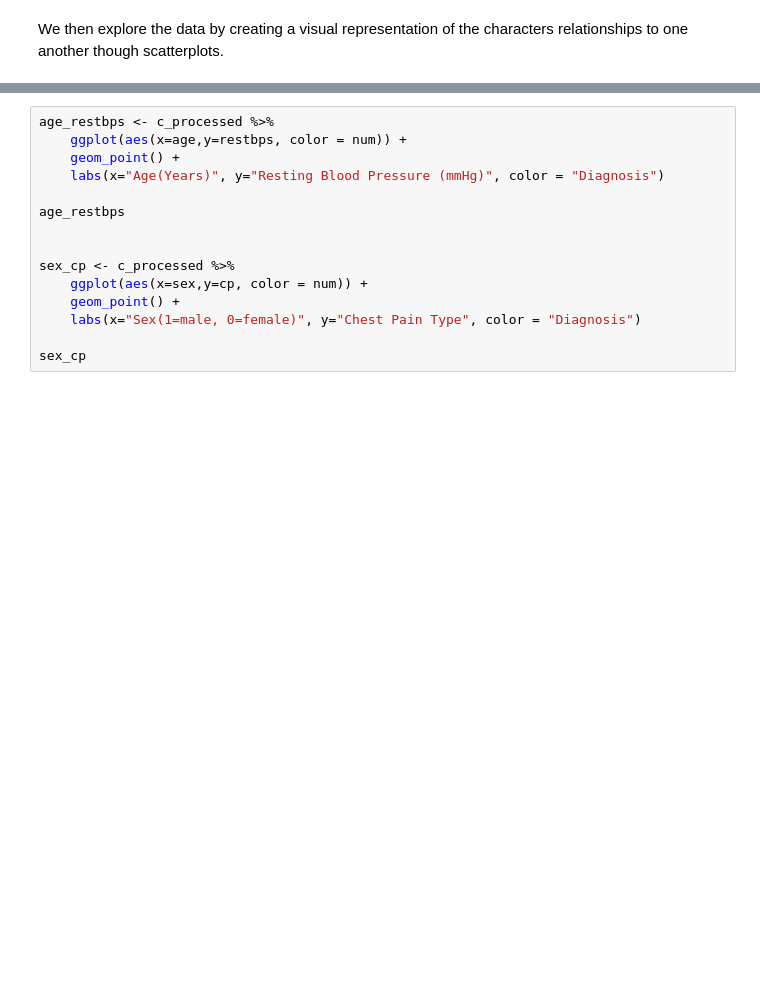
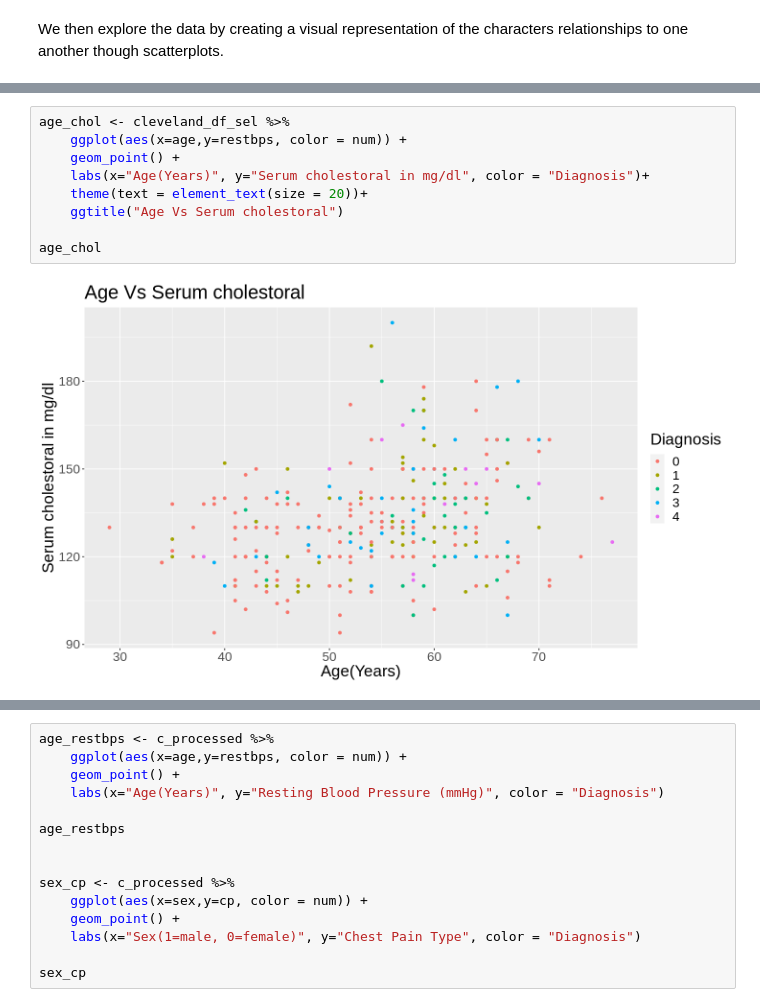
Before and after one commit to Wuliao-mao/DSCI-Project-10, a Jupyter notebook: Final Project.ipynb, the cells around one changed output, grey strips where cells are left out. Saved outputs shown, nothing was run; the diff lists cells and outputs as text; blank space fills up the shorter version.

```diff
--- a/Final Project.ipynb
+++ b/Final Project.ipynb
@@ -163,0 +140,11 @@ bar_age_num
+# %%
+age_chol <- cleveland_df_sel %>%
+    ggplot(aes(x=age,y=restbps, color = num)) +
+    geom_point() +
+    labs(x="Age(Years)", y="Serum cholestoral in mg/dl", color = "Diagnosis")+
+    theme(text = element_text(size = 20))+
+    ggtitle("Age Vs Serum cholestoral")
+
+age_chol
+# %% [output]
+[figure, added]
```
Also changed, not shown: parts of 4 cells of this notebook.
